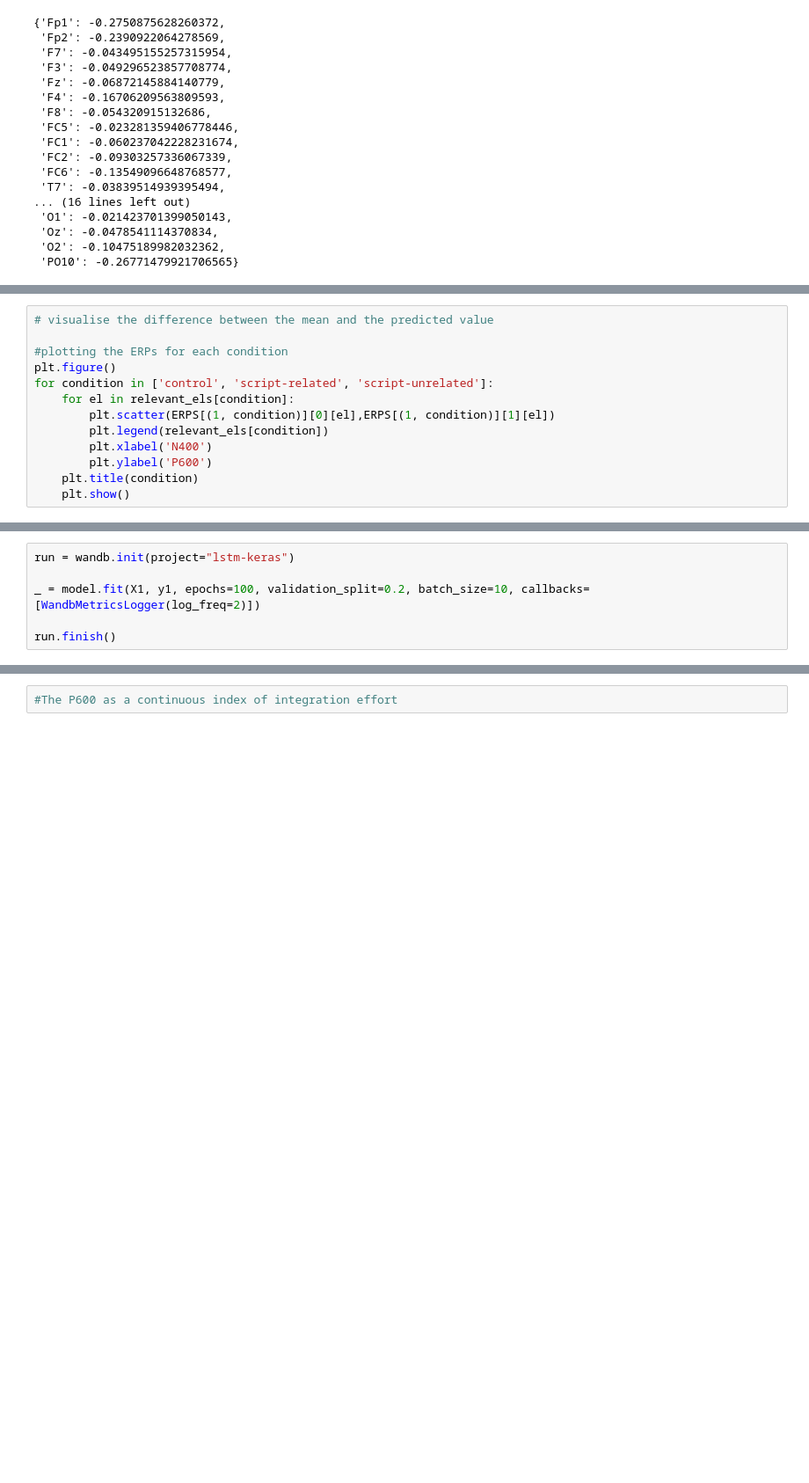
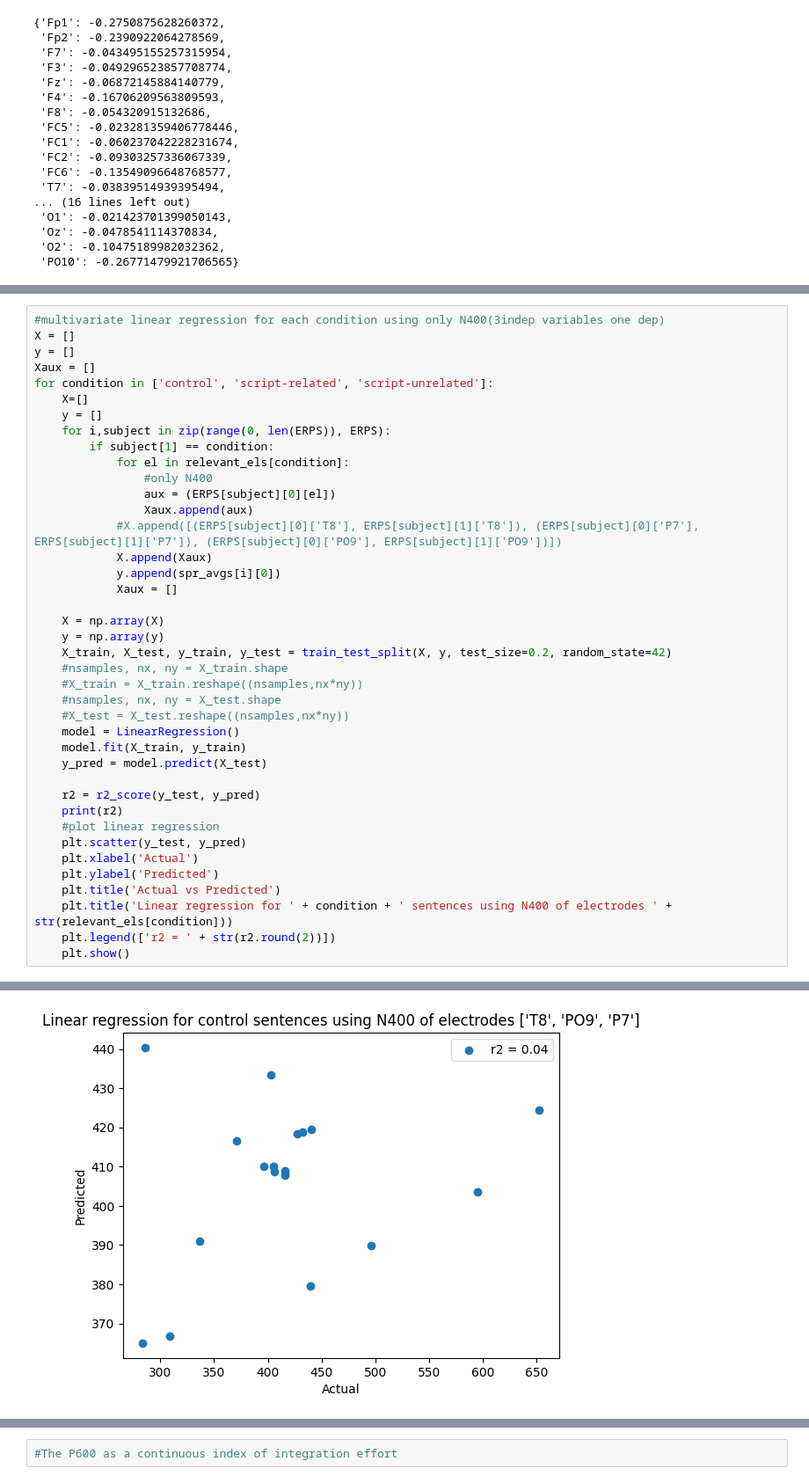
Before and after one commit to cristianionescu7/ERP_group3, a Jupyter notebook: main.ipynb, the cells around one changed output, grey strips where cells are left out. Shown: that part at 88% size. Drawn from its saved outputs; the diff is of its cells as text; blank space fills up the shorter version.

```diff
--- a/main.ipynb
+++ b/main.ipynb
@@ -484,13 +457,0 @@ for condition in ['control', 'script-related', 'script-unrelated']:
-# %%
-# visualise the difference between the mean and the predicted value
-
-#plotting the ERPs for each condition
-plt.figure()
-for condition in ['control', 'script-related', 'script-unrelated']:
-    for el in relevant_els[condition]:
-        plt.scatter(ERPS[(1, condition)][0][el],ERPS[(1, condition)][1][el])
-        plt.legend(relevant_els[condition])
-        plt.xlabel('N400')
-        plt.ylabel('P600')
-    plt.title(condition)
-    plt.show()
@@ -529,6 +457,0 @@ ValueError: cannot reshape array of size 4140 into shape (500,1,1)
-# %%
-run = wandb.init(project="lstm-keras")
-
-_ = model.fit(X1, y1, epochs=100, validation_split=0.2, batch_size=10, callbacks=[WandbMetricsLogger(log_freq=2)])
-
-run.finish()
@@ -581,0 +458,41 @@ p600
+# %%
+#multivariate linear regression for each condition using only N400(3indep variables one dep)
+X = []
+y = []
+Xaux = []
+for condition in ['control', 'script-related', 'script-unrelated']:
+    X=[]
+    y = []
+    for i,subject in zip(range(0, len(ERPS)), ERPS):
+        if subject[1] == condition:
+            for el in relevant_els[condition]:
+                #only N400
+                aux = (ERPS[subject][0][el])
+                Xaux.append(aux)
+            #X.append([(ERPS[subject][0]['T8'], ERPS[subject][1]['T8']), (ERPS[subject][0]['P7'], ERPS[subject][1]['P7']), (ERPS[subject][0]['PO9'], ERPS[subject][1]['PO9'])])
+            X.append(Xaux)
+            y.append(spr_avgs[i][0])
+            Xaux = []
+
+    X = np.array(X)
+    y = np.array(y)
+    X_train, X_test, y_train, y_test = train_test_split(X, y, test_size=0.2, random_state=42)
+    #nsamples, nx, ny = X_train.shape
+    #X_train = X_train.reshape((nsamples,nx*ny))
+    #nsamples, nx, ny = X_test.shape
+    #X_test = X_test.reshape((nsamples,nx*ny))
+    model = LinearRegression()
+    model.fit(X_train, y_train)
+    y_pred = model.predict(X_test)
+
+    r2 = r2_score(y_test, y_pred)
+    print(r2)
+    #plot linear regression
+    plt.scatter(y_test, y_pred)
+    plt.xlabel('Actual')
+    plt.ylabel('Predicted')
+    plt.title('Actual vs Predicted')
+    plt.title('Linear regression for ' + condition + ' sentences using N400 of electrodes ' + str(relevant_els[condition]))
+    plt.legend(['r2 = ' + str(r2.round(2))])
+    plt.show()
+# %% [output]
@@ -581,0 +500 @@ p600
+[figure, added]
```
Also changed, not shown: parts of 22 cells of this notebook, 13 other files.
